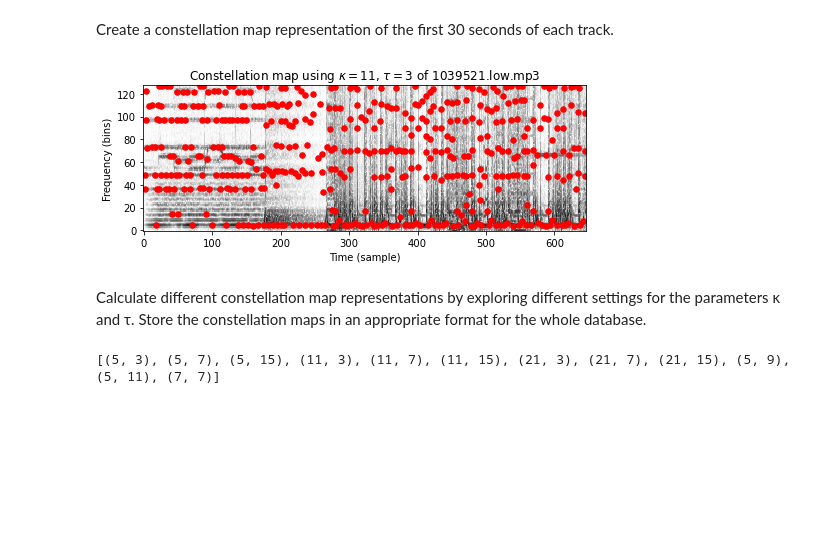
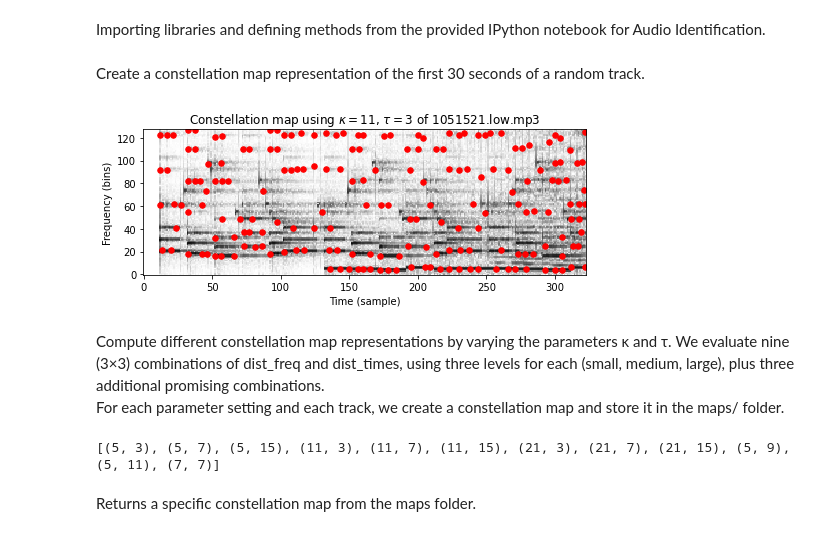
Before and after one commit to Pauhl/EIR-Exercise2, a Jupyter notebook: eir.ipynb, the cells around one changed output. Saved outputs shown, nothing was run; the diff lists cells and outputs as text; code cells hidden in the pictures; blank space fills up the shorter version.

```diff
--- a/eir.ipynb
+++ b/eir.ipynb
@@ -1,3 +1,5 @@
+# %% [markdown]
+Importing libraries and defining methods from the provided IPython notebook for Audio Identification.
 # %%
 import os, sys
 import numpy as np
@@ -17,6 +19,7 @@ import libfmp.c6
 from pathlib import Path
 from itertools import product
 import re
+import random
 
 %matplotlib inline
 
@@ -107,7 +110,7 @@ def plot_constellation_map(Cmap, Y=None, xlim=None, ylim=None, title='',
     plt.tight_layout()
     return fig, ax, im
 
-def compute_spectrogram(fn_wav, Fs=22050, N=2048, H=1024, bin_max=128, frame_max=None, duration=10.0): #changed H for better performance
+def compute_spectrogram(fn_wav, Fs=22050, N=2048, H=1024*2, bin_max=128, frame_max=None, duration=10.0): #changed H for better performance
     x, Fs = librosa.load(fn_wav, sr=Fs, duration=duration) #changed
     x_duration = len(x) / Fs
     X = librosa.stft(x, n_fft=N, hop_length=H, win_length=N, window='hann') #changed
@@ -120,29 +123,28 @@ def compute_spectrogram(fn_wav, Fs=22050, N=2048, H=1024, bin_max=128, frame_max
 
     return Y
 # %% [markdown]
-Create a constellation map representation of the first 30 seconds of each track.
+Create a constellation map representation of the first 30 seconds of a random track.
 # %%
 folder_options = ["original", "coding", "noise", "mobile", "full"]
 folder_name = folder_options[4]
-index = 12 #0-19
+index = random.randint(0,19) #0-19
 
 files = sorted((Path("data") / folder_name).iterdir())
 fn = files[index]
 duration = 30 if folder_name == "full" else 10
 
 Y = compute_spectrogram(fn, duration=duration)
 
 dist_freq = 11  # kappa: neighborhood in frequency direction
 dist_time = 3   # tau: neighborhood in time direction
 title=r'Constellation map using $\kappa=%d$, $\tau=%d$ of %s' % (dist_freq, dist_time, fn.name)
 Cmap_naive = compute_constellation_map_naive(Y, dist_freq, dist_time)
 fig, ax, im = plot_constellation_map(Cmap_naive, np.log(1 + 1 * Y),
                                      color='r', s=30, title=title)
 # %% [output]
-[figure, old version]
+[figure, new version]
 # %% [markdown]
-Calculate different constellation map representations by exploring different settings for the parameters κ and τ.
-Store the constellation maps in an appropriate format for the whole database.
+Compute different constellation map representations by varying the parameters κ and τ. We evaluate nine (3×3) combinations of dist_freq and dist_times, using three levels for each (small, medium, large), plus three additional promising combinations.<br> For each parameter setting and each track, we create a constellation map and store it in the maps/ folder.
 # %%
 dist_freqs = [5, 11, 21]
 dist_times = [3, 7, 15]
@@ -203,6 +205,8 @@ def match_binary_matrices_tol(C_ref, C_est, tol_freq=0, tol_time=0):
     FN = N - TP
     FP = M - TP
     return TP, FN, FP, C_AND
+# %% [markdown]
+Returns a specific constellation map from the maps folder.
 # %%
 def getMap(param_i, opt_i, file_i):
     #param_i 0-8
```
Also changed, not shown: parts of 5 cells of this notebook, 1 other file.
